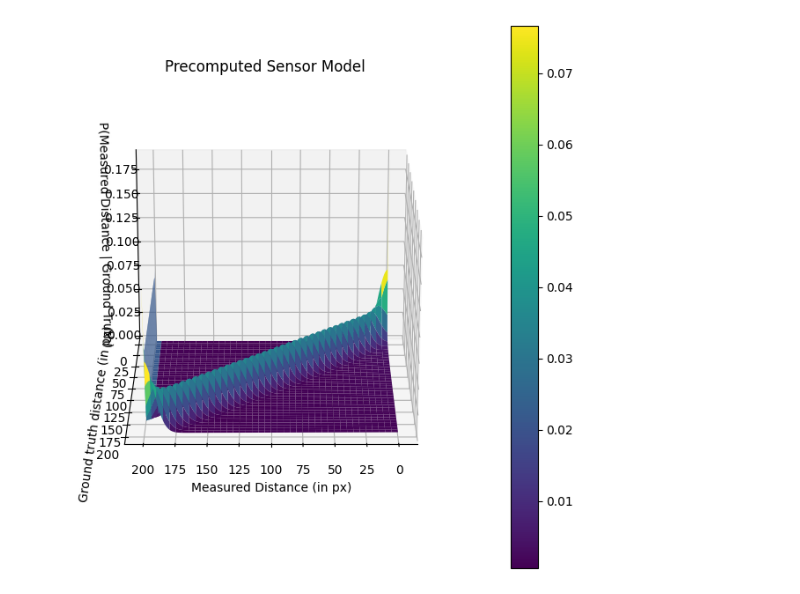
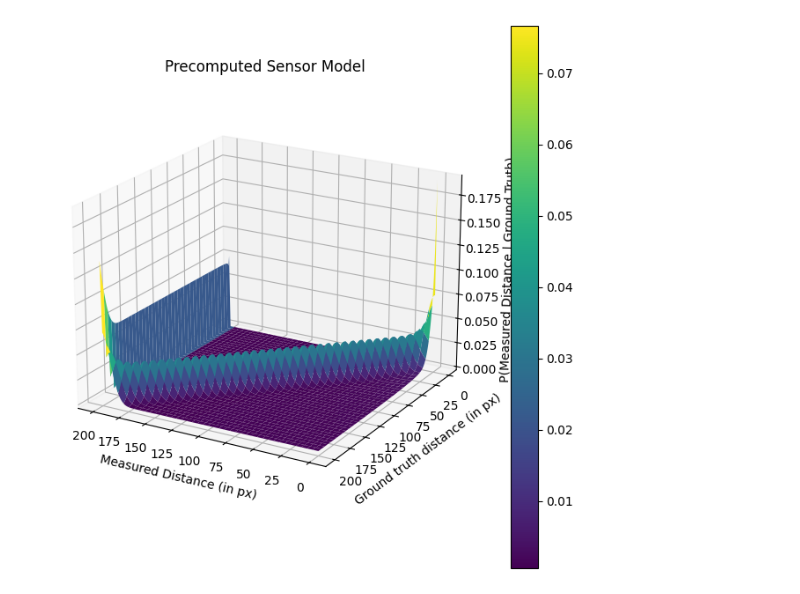
Before and after one commit to rss2025-3/localization, a Jupyter notebook: plotting.ipynb, the cells around one changed output. Drawn from its saved outputs; the diff is of its cells as text; code cells hidden in the pictures.

```diff
--- a/plotting.ipynb
+++ b/plotting.ipynb
@@ -8,33 +8,34 @@ sensor_model_data = np.load('sensor_model_table.npy')
 # %%
 # Create meshgrid for the plot
 x = np.arange(sensor_model_data.shape[0])  # Measured Distance
 y = np.arange(sensor_model_data.shape[1])  # Ground Truth Distance
 X, Y = np.meshgrid(x, y)
 
 # Create the 3D plot
 fig = plt.figure(figsize=(8, 8))
 ax = fig.add_subplot(111, projection='3d')
 
 # Plot the surface
 surf = ax.plot_surface(X, Y, sensor_model_data.T,
                       cmap='viridis',
                       linewidth=0,
                       antialiased=True)
 
 # Set labels
 ax.set_xlabel('Measured Distance (in px)')
 ax.set_ylabel('Ground truth distance (in px)')
 ax.set_zlabel('P(Measured Distance | Ground Truth)')
 
 # Set title
 plt.title('Precomputed Sensor Model')
 
 # Add a color bar
 fig.colorbar(surf)
 
 # Adjust the viewing angle to match the example
-ax.view_init(elev=20, azim=-270)  # Changed azim from -45 to 45 to rotate 90 degrees
+ax.view_init(elev=20, azim=120)  # Changed azim from -45 to 45 to rotate 90 degrees
 
-plt.show()
+plt.savefig("senor_model.jpg", dpi=300)
+#plt.show()
 # %% [output]
-[figure, old version]
+[figure, new version]
```
Also changed, not shown: parts of 1 cell of this notebook, 11 other files.
